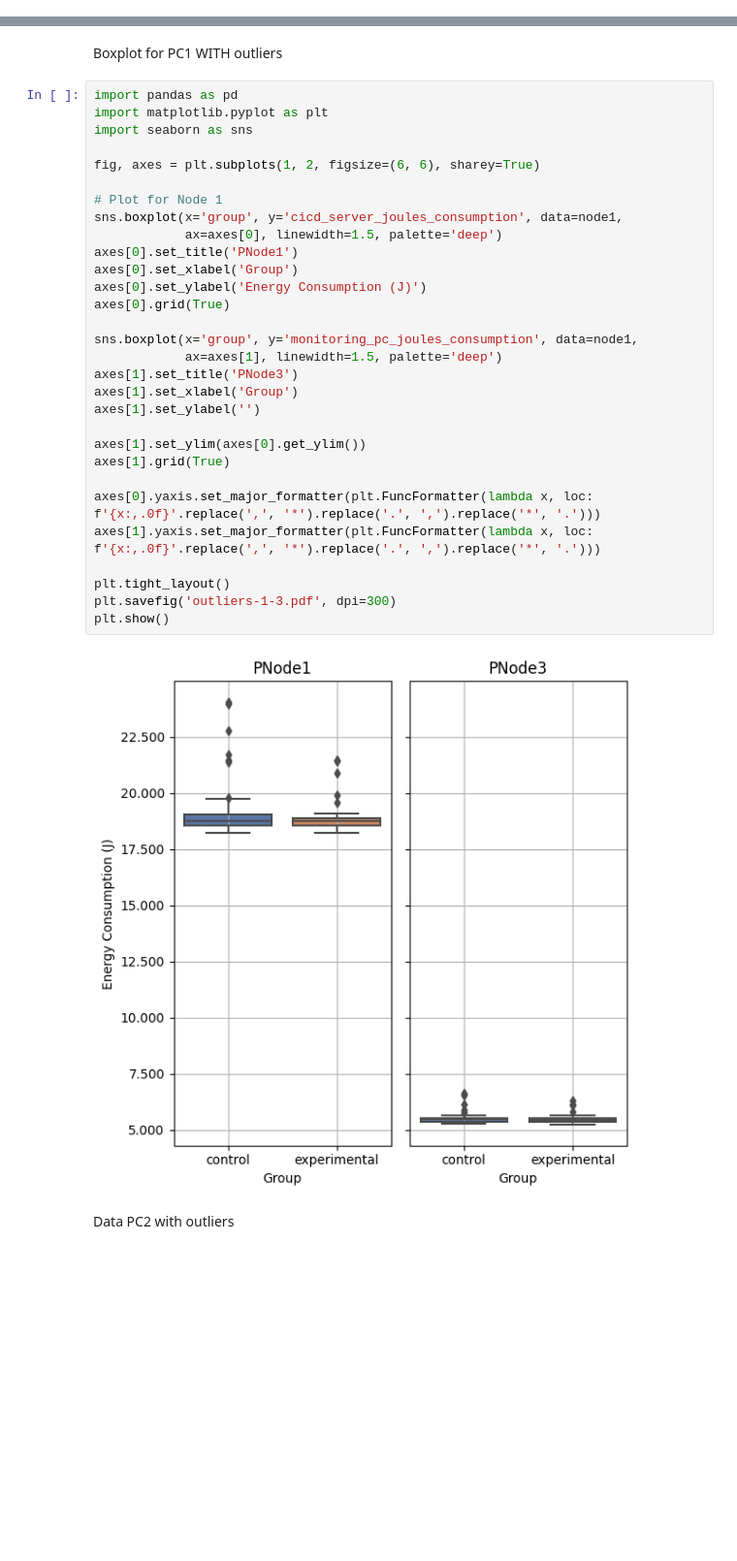
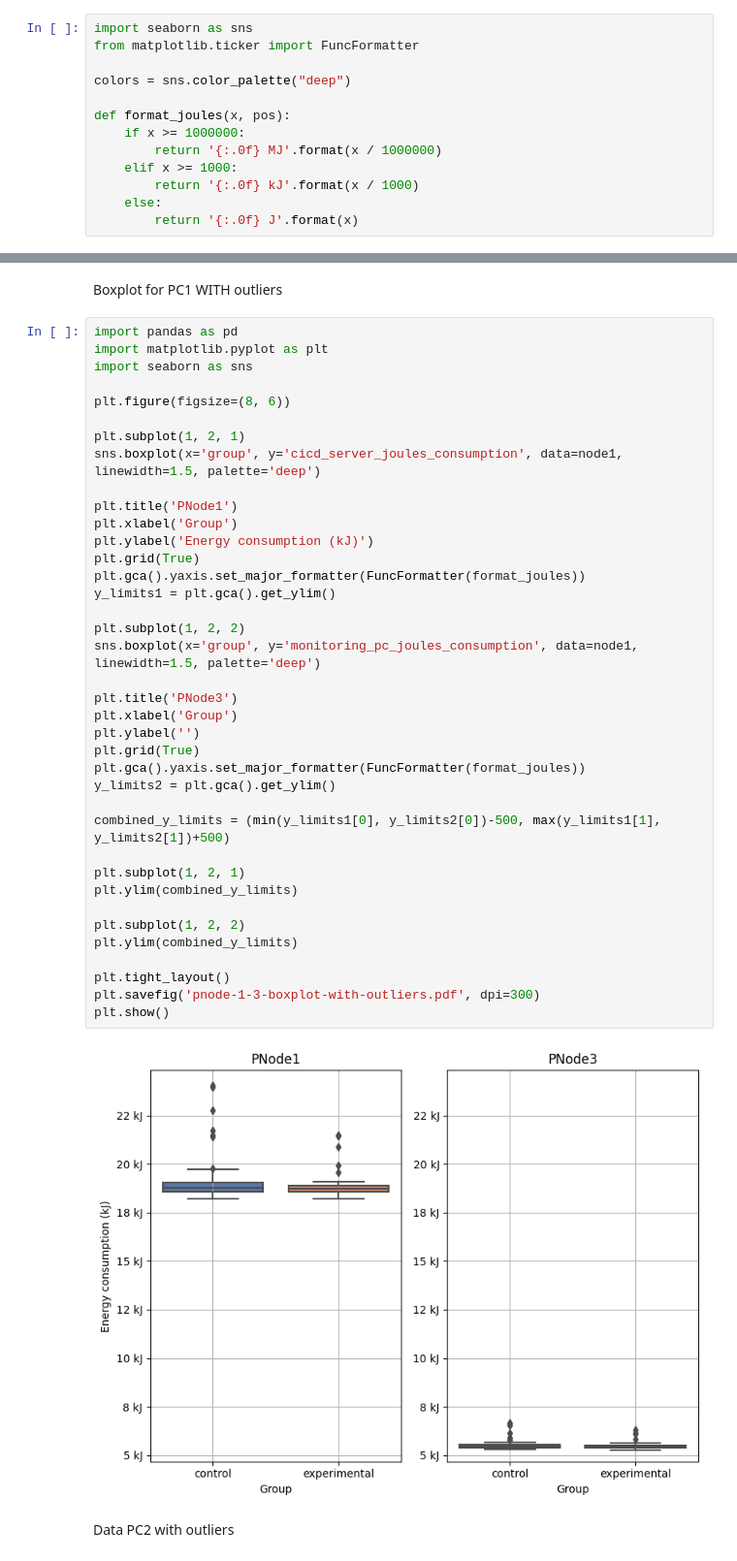
Before and after one commit to Flavio8699/ms-thesis-replication-package, a Jupyter notebook: replication-package-RQ3/Efficiency/efficiency-analysis.ipynb, the cells around one changed output, grey strips where cells are left out. Shown: that part at 97% size. Saved outputs shown, nothing was run; the diff lists cells and outputs as text; blank space fills up the shorter version.

```diff
--- a/replication-package-RQ3/Efficiency/efficiency-analysis.ipynb
+++ b/replication-package-RQ3/Efficiency/efficiency-analysis.ipynb
@@ -56,3 +52,16 @@ colors = sns.color_palette("deep")
+# %%
+import seaborn as sns
+from matplotlib.ticker import FuncFormatter
+
+colors = sns.color_palette("deep")
+
+def format_joules(x, pos):
+    if x >= 1000000:
+        return '{:.0f} MJ'.format(x / 1000000)
+    elif x >= 1000:
+        return '{:.0f} kJ'.format(x / 1000)
+    else:
+        return '{:.0f} J'.format(x)
 # %% [markdown]
 Split dataset into 2 pcs
 # %%
@@ -109,35 +118,43 @@ Boxplot for PC1 WITH outliers
 # %%
 import pandas as pd
 import matplotlib.pyplot as plt
 import seaborn as sns
 
-fig, axes = plt.subplots(1, 2, figsize=(6, 6), sharey=True)
+plt.figure(figsize=(8, 6))
 
-# Plot for Node 1
-sns.boxplot(x='group', y='cicd_server_joules_consumption', data=node1,
-            ax=axes[0], linewidth=1.5, palette='deep')
-axes[0].set_title('PNode1')
-axes[0].set_xlabel('Group')
-axes[0].set_ylabel('Energy Consumption (J)')
-axes[0].grid(True)
+plt.subplot(1, 2, 1)
+sns.boxplot(x='group', y='cicd_server_joules_consumption', data=node1, linewidth=1.5, palette='deep')
 
-sns.boxplot(x='group', y='monitoring_pc_joules_consumption', data=node1,
-            ax=axes[1], linewidth=1.5, palette='deep')
-axes[1].set_title('PNode3')
-axes[1].set_xlabel('Group')
-axes[1].set_ylabel('')
+plt.title('PNode1')
+plt.xlabel('Group')
+plt.ylabel('Energy consumption (kJ)')
+plt.grid(True)
+plt.gca().yaxis.set_major_formatter(FuncFormatter(format_joules))
+y_limits1 = plt.gca().get_ylim()
 
-axes[1].set_ylim(axes[0].get_ylim())
-axes[1].grid(True)
+plt.subplot(1, 2, 2)
+sns.boxplot(x='group', y='monitoring_pc_joules_consumption', data=node1, linewidth=1.5, palette='deep')
 
-axes[0].yaxis.set_major_formatter(plt.FuncFormatter(lambda x, loc: f'{x:,.0f}'.replace(',', '*').replace('.', ',').replace('*', '.')))
-axes[1].yaxis.set_major_formatter(plt.FuncFormatter(lambda x, loc: f'{x:,.0f}'.replace(',', '*').replace('.', ',').replace('*', '.')))
+plt.title('PNode3')
+plt.xlabel('Group')
+plt.ylabel('')
+plt.grid(True)
+plt.gca().yaxis.set_major_formatter(FuncFormatter(format_joules))
+y_limits2 = plt.gca().get_ylim()
+
+combined_y_limits = (min(y_limits1[0], y_limits2[0])-500, max(y_limits1[1], y_limits2[1])+500)
+
+plt.subplot(1, 2, 1)
+plt.ylim(combined_y_limits)
+
+plt.subplot(1, 2, 2)
+plt.ylim(combined_y_limits)
 
 plt.tight_layout()
-plt.savefig('outliers-1-3.pdf', dpi=300)
+plt.savefig('pnode-1-3-boxplot-with-outliers.pdf', dpi=300)
 plt.show()
 # %% [output]
-[figure, old version]
+[figure, new version]
 # %% [markdown]
 Data PC2 with outliers
 # %%
```
Also changed, not shown: parts of 11 cells of this notebook.
